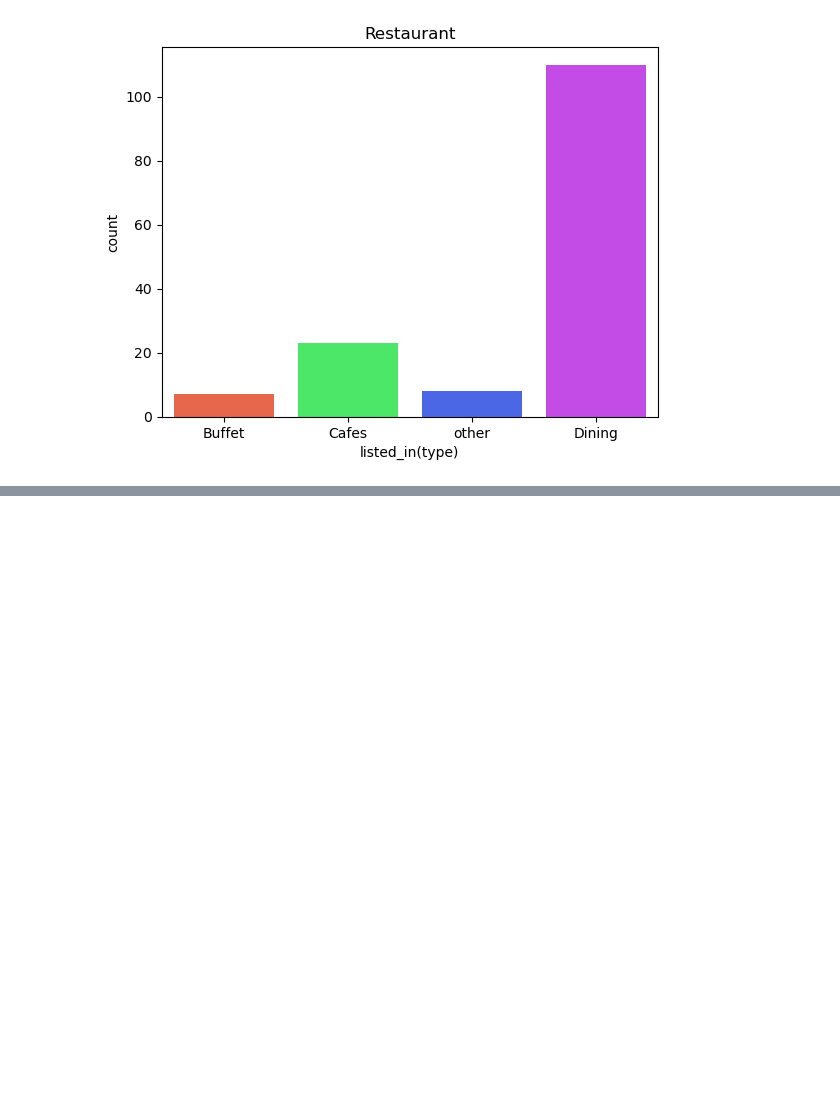
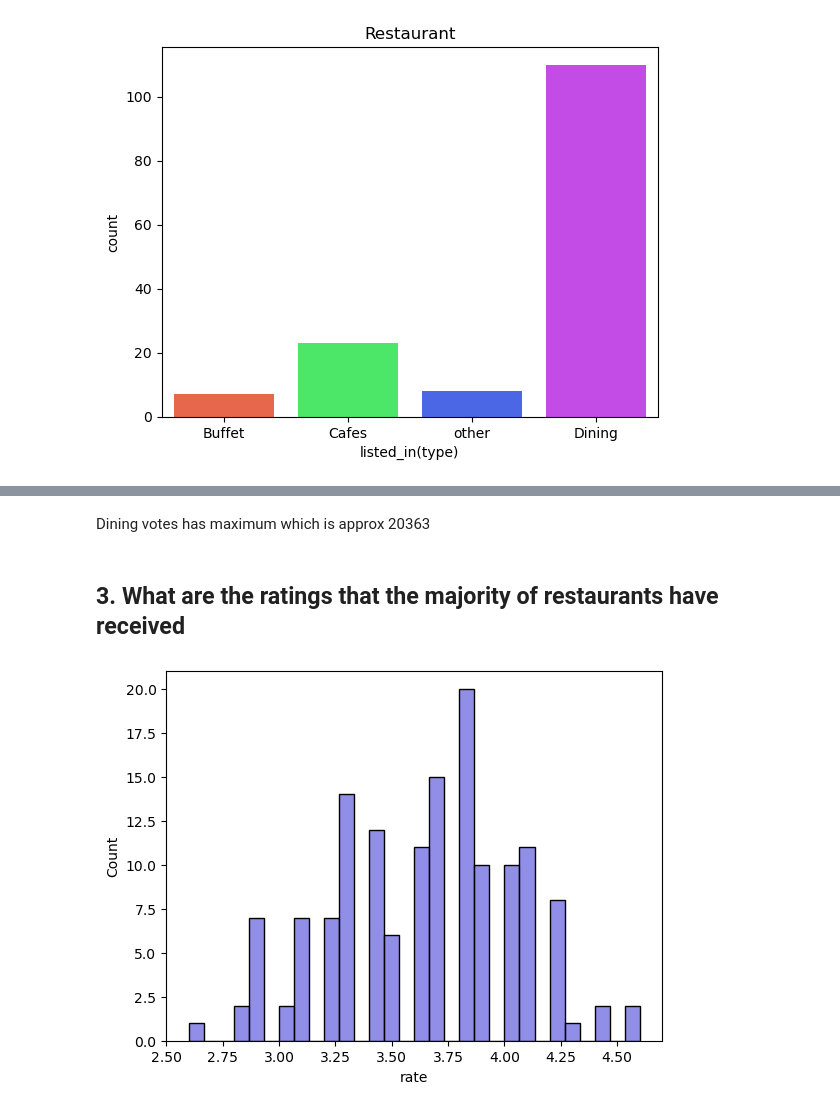
Before and after one commit to Rajesh-paul376/Assignment, a Jupyter notebook: Zomato/Zomoto.ipynb, the cells around one changed output, grey strips where cells are left out. Drawn from its saved outputs; the diff is of its cells as text; code cells hidden in the pictures; blank space fills up the shorter version.

```diff
--- a/Zomato/Zomoto.ipynb
+++ b/Zomato/Zomoto.ipynb
@@ -70,0 +126,9 @@ Passing `palette` without assigning `hue` is deprecated and will be removed in v
+# %% [markdown]
+Dining votes has maximum which is approx 20363
+# %% [markdown]
+## 3. What are the ratings that the majority of restaurants have received
+# %%
+sns.histplot(data=df,x='rate',bins=30,color='#6b69e0')
+plt.show()
+# %% [output]
+[figure, added]
```
Also changed, not shown: parts of 7 cells of this notebook.
